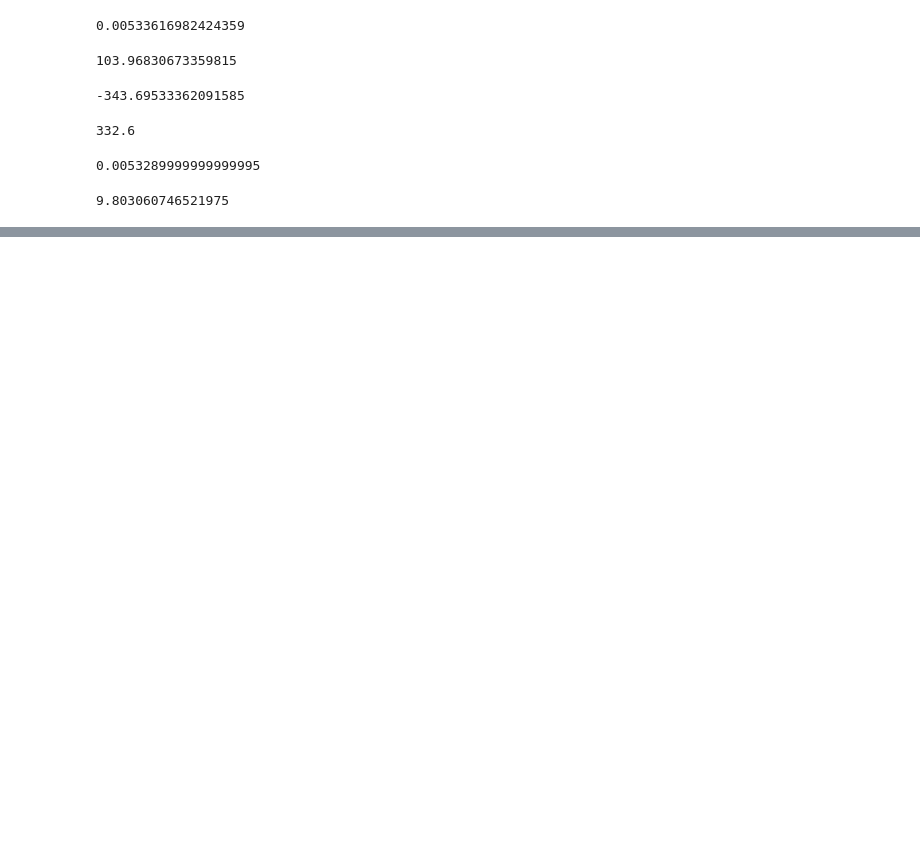
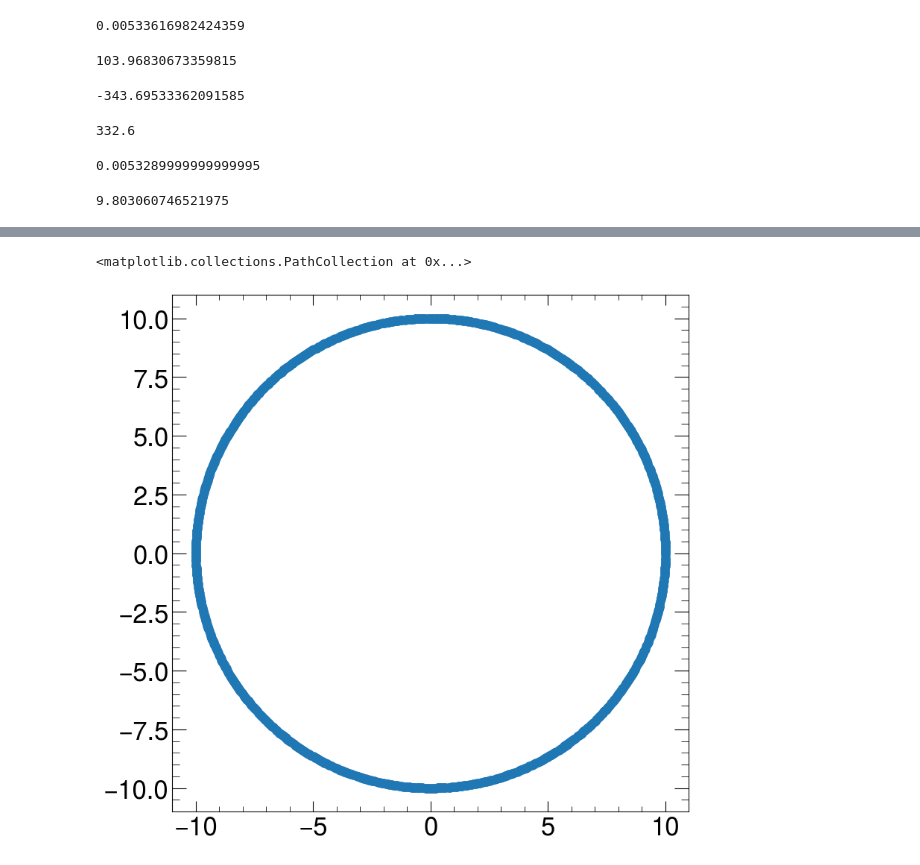
Before and after one commit to huinaibing/huinaibingLinux, a Jupyter notebook: python_code/dataAnalysis/footbook.ipynb, the cells around one changed output, grey strips where cells are left out. Saved outputs shown, nothing was run; the diff lists cells and outputs as text; code cells hidden in the pictures; blank space fills up the shorter version.

```diff
--- a/python_code/dataAnalysis/footbook.ipynb
+++ b/python_code/dataAnalysis/footbook.ipynb
@@ -341,0 +353,16 @@ XQY.physics_function.PhysicsFunction.calculate_tmax(beta)
+# %%
+def stable_calcu(z0=10, delta_t=0.1, omega=1, n_iter=1000):
+    z_arr = [z0]
+    tmp = z0
+    for i in range(n_iter):
+        tmp = ((1 + delta_t * omega * 1.0j / 2) / (1 - delta_t * omega * 1.0j / 2)) * tmp
+        z_arr.append(tmp)
+    return z_arr
+# %%
+zs = stable_calcu()
+# %%
+plt.gca().set_aspect('equal', adjustable='box')
+plt.scatter(np.real(zs), np.imag(zs))
+# %% [output]
+<matplotlib.collections.PathCollection at 0x...>
+[figure, added]
```
Also changed, not shown: parts of 15 cells of this notebook, 9 other files.
